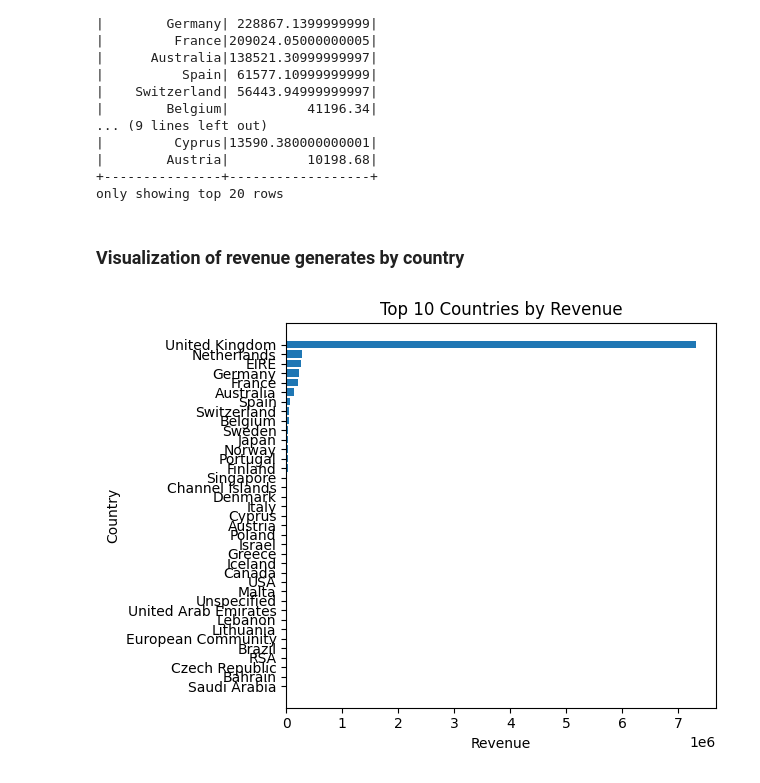
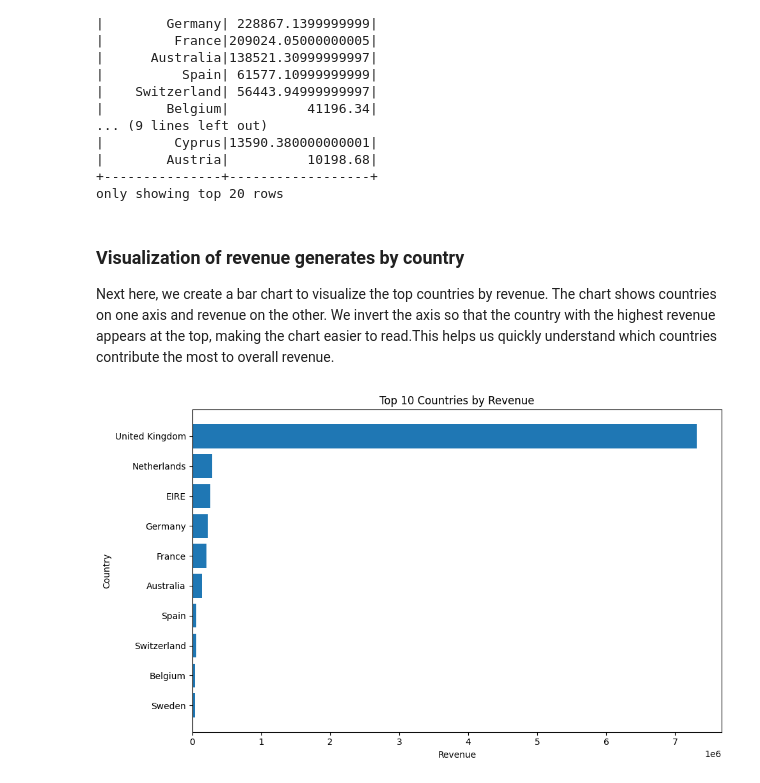
Before and after one commit to nabinyari/Bigdata_analysis_retail, a Jupyter notebook: main_assignment.ipynb, the cells around one changed output. Drawn from its saved outputs; the diff is of its cells as text; code cells hidden in the pictures.

Commit message:
updated Sort data and filter top 10 countries by revenue for plotting

```diff
--- a/main_assignment.ipynb
+++ b/main_assignment.ipynb
@@ -276,18 +276,20 @@ pdf = result.toPandas()
 only showing top 20 rows
 # %% [markdown]
 ### Visualization of revenue generates by country
+Next here, we create a bar chart to visualize the top countries by revenue. The chart shows countries on one axis and revenue on the other. We invert the axis so that the country with the highest revenue appears at the top, making the chart easier to read.This helps us quickly understand which countries contribute the most to overall revenue.
 # %%
-plt.figure()
+pdf = pdf.sort_values(by="Revenue", ascending=False).head(10)
+plt.figure(figsize=(10,6))
 
 plt.barh(pdf["Country"], pdf["Revenue"])
 
 plt.title("Top 10 Countries by Revenue")
 plt.xlabel("Revenue")
 plt.ylabel("Country")
 
 plt.gca().invert_yaxis()
 plt.tight_layout()
 
 plt.show()
 # %% [output]
-[figure, old version]
+[figure, new version]
```
